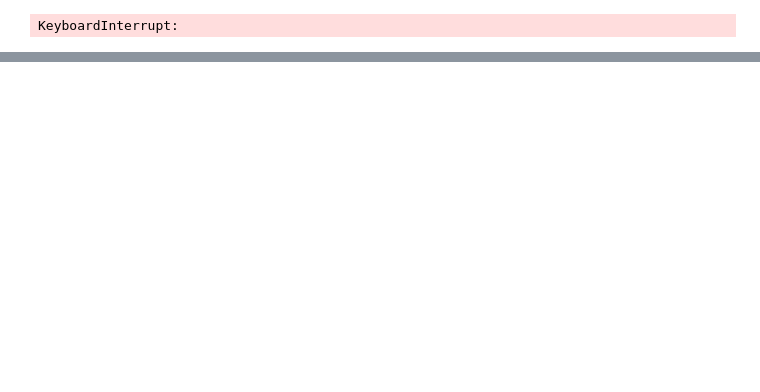
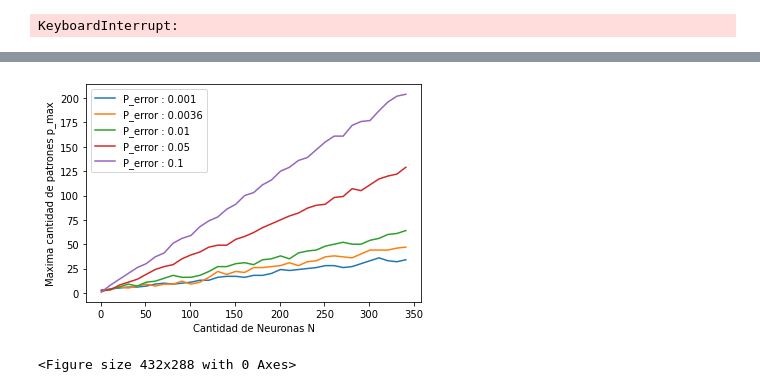
Before and after one commit to djorgeext/Redes-neuronales, a Jupyter notebook: TP2/Ejercicio_2/Learning_capacity.ipynb, the cells around one changed output, grey strips where cells are left out. Drawn from its saved outputs; the diff is of its cells as text; code cells hidden in the pictures; blank space fills up the shorter version.

```diff
--- a/TP2/Ejercicio_2/Learning_capacity.ipynb
+++ b/TP2/Ejercicio_2/Learning_capacity.ipynb
@@ -1,26 +1,25 @@
 # %%
 import numpy as np
-import matplotlib.pyplot as plt
 
 def signo(x):
     x = np.where(x > 0, 1, -1)
     return x
 
 # Definición de variables
-e_probability = [0.001, 0.0036, 0.01, 0.05, 0.1]
+e_probabilidad = [0.001, 0.0036, 0.01, 0.05, 0.1]
 C_esperado = [0.105, 0.138, 0.185, 0.37, 0.61]
 # Inicialización de resultados
-p_error = np.zeros(len(e_probability))
+p_error = np.zeros(len(e_probabilidad))
 C = np.zeros(p_error.shape)
-img_ancho = 120
+img_ancho = 110
 
 # generacion de patrones
 w = np.zeros((img_ancho**2, img_ancho**2))
 p_max = 0
 # Cálculo de resultados
-for i in range(len(e_probability)):
+for i in range(len(e_probabilidad)):
 
-    while p_error[i] < e_probability[i]:
+    while p_error[i] < e_probabilidad[i]:
         # generación de patrones
         x = 2*np.random.binomial(1, 0.499, (img_ancho, img_ancho)) - 1
         w += np.outer(x, x)
@@ -32,7 +31,7 @@ for i in range(len(e_probability)):
 
 
     C[i] = (p_max)/(x.size)
-    print('Probabilidad de error calculada: ', p_error[i], 'para una probabilidad de ', e_probability[i])
+    print('Probabilidad de error calculada: ', p_error[i], 'para una probabilidad de ', e_probabilidad[i])
     print('Capacidad de almacenamiento calculada: ', C[i], 'para una capacidad esperada de ', C_esperado[i])
 # %% [output]
 KeyboardInterrupt:
@@ -90,0 +38,50 @@ KeyboardInterrupt:
+# %%
+import numpy as np
+import matplotlib.pyplot as plt
+
+def signo(x):
+    x = np.where(x > 0, 1, -1)
+    return x
+
+
+# Definición de var
+N = np.arange(1, 350, 10)
+e_probabilidad = [0.001, 0.0036, 0.01, 0.05, 0.1]
+
+# Inicialización de p_max y C
+p_max = np.zeros((len(N), len(e_probabilidad)))
+C = np.zeros((len(N), len(e_probabilidad)))
+
+# Realización para cada 1 de las p_error
+for k in range(len(e_probabilidad)):
+    for i in range(len(N)):
+        p = 0
+        err = 0
+        while err < e_probabilidad[k]:
+            p += 1  # incremento la # de patrones
+
+            # Construyo la matriz de pesos sinápticos
+            P = 2 * np.random.binomial(1, 0.5, (N[i], p)) - 1
+            w = P @ P.T
+            np.fill_diagonal(w, 0)
+
+            # Computo el error global
+            err = np.mean(signo(np.dot(w, P)) != P)
+
+        # Guardo los valores
+        p_max[i, k] = p
+        C[i, k] = (p_max[i, k] - 1) / N[i]  # Capacidad de almacenamiento
+
+# Gráfico
+plt.figure(1)
+leyendas = []
+for k in range(len(e_probabilidad)):
+    plt.plot(N, p_max[:, k], label=f"P_error : {e_probabilidad[k]}")
+plt.xlabel("Cantidad de Neuronas N")
+plt.ylabel("Maxima cantidad de patrones p_max")
+plt.legend()
+plt.show()
+plt.savefig('Capacidad_de_almacenamiento para imagenes similares.png')
+# %% [output]
+[figure, added]
+<Figure size 432x288 with 0 Axes>
```
Also changed, not shown: parts of 2 cells of this notebook, 15 other files.
